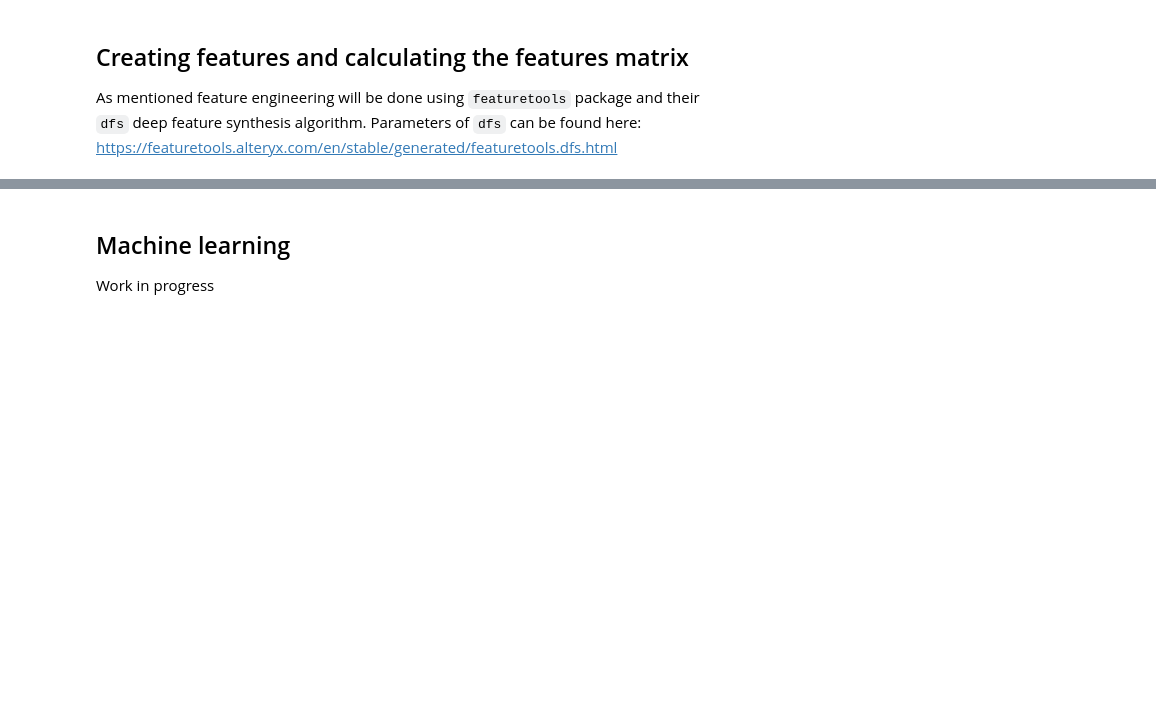
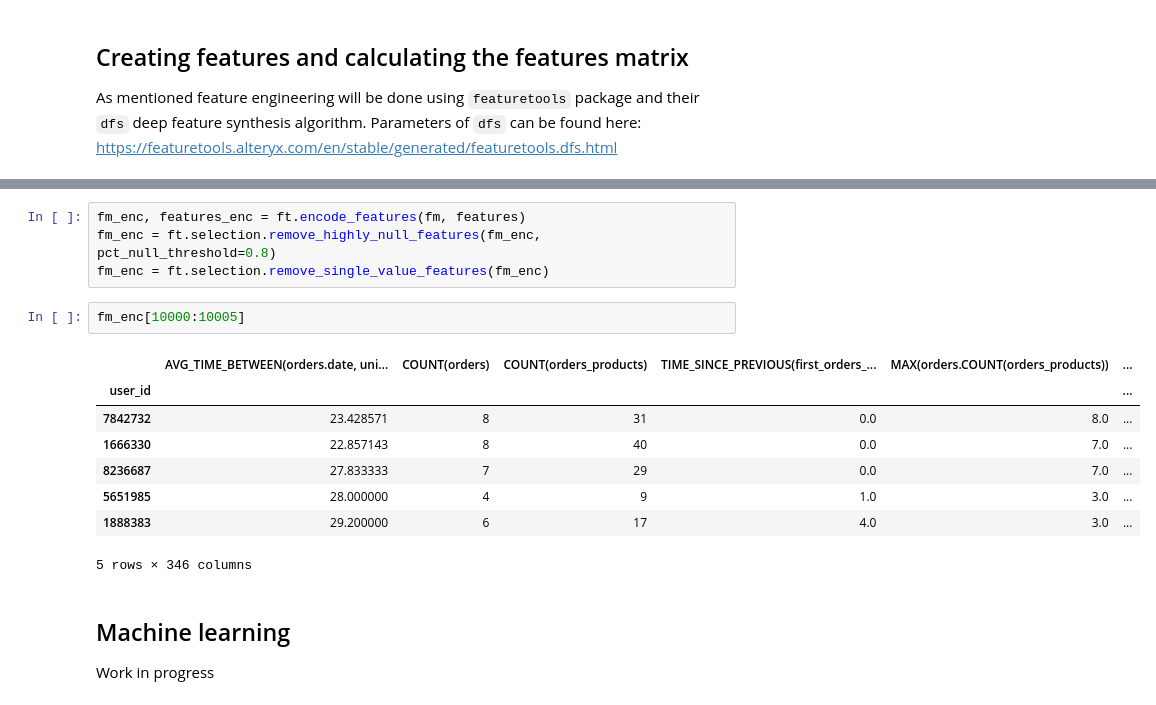
Before and after one commit to NevoleMarek/next-basket-recommendation, a Jupyter notebook: next_basket_recommendation.ipynb, the cells around one changed output, grey strips where cells are left out. Saved outputs shown, nothing was run; the diff lists cells and outputs as text; blank space fills up the shorter version.

```diff
--- a/next_basket_recommendation.ipynb
+++ b/next_basket_recommendation.ipynb
@@ -304,3 +320,18 @@ features
+# %%
+fm_enc, features_enc = ft.encode_features(fm, features)
+fm_enc = ft.selection.remove_highly_null_features(fm_enc, pct_null_threshold=0.8)
+fm_enc = ft.selection.remove_single_value_features(fm_enc)
+# %%
+fm_enc[10000:10005]
+# %% [output]
+|  | AVG_TIME_BETWEEN(orders.date, uni... | COUNT(orders) | COUNT(orders_products) | TIME_SINCE_PREVIOUS(first_orders_... | MAX(orders.COUNT(orders_products)) | ... |
+| user_id |  |  |  |  |  | ... |
+| 7842732 | 23.428571 | 8 | 31 | 0.0 | 8.0 | ... |
+| 1666330 | 22.857143 | 8 | 40 | 0.0 | 7.0 | ... |
+| 8236687 | 27.833333 | 7 | 29 | 0.0 | 7.0 | ... |
+| 5651985 | 28.000000 | 4 | 9 | 1.0 | 3.0 | ... |
+| 1888383 | 29.200000 | 6 | 17 | 4.0 | 3.0 | ... |
+5 rows × 346 columns
 # %% [markdown]
 ## Machine learning
 
```
Also changed, not shown: parts of 8 cells of this notebook.
